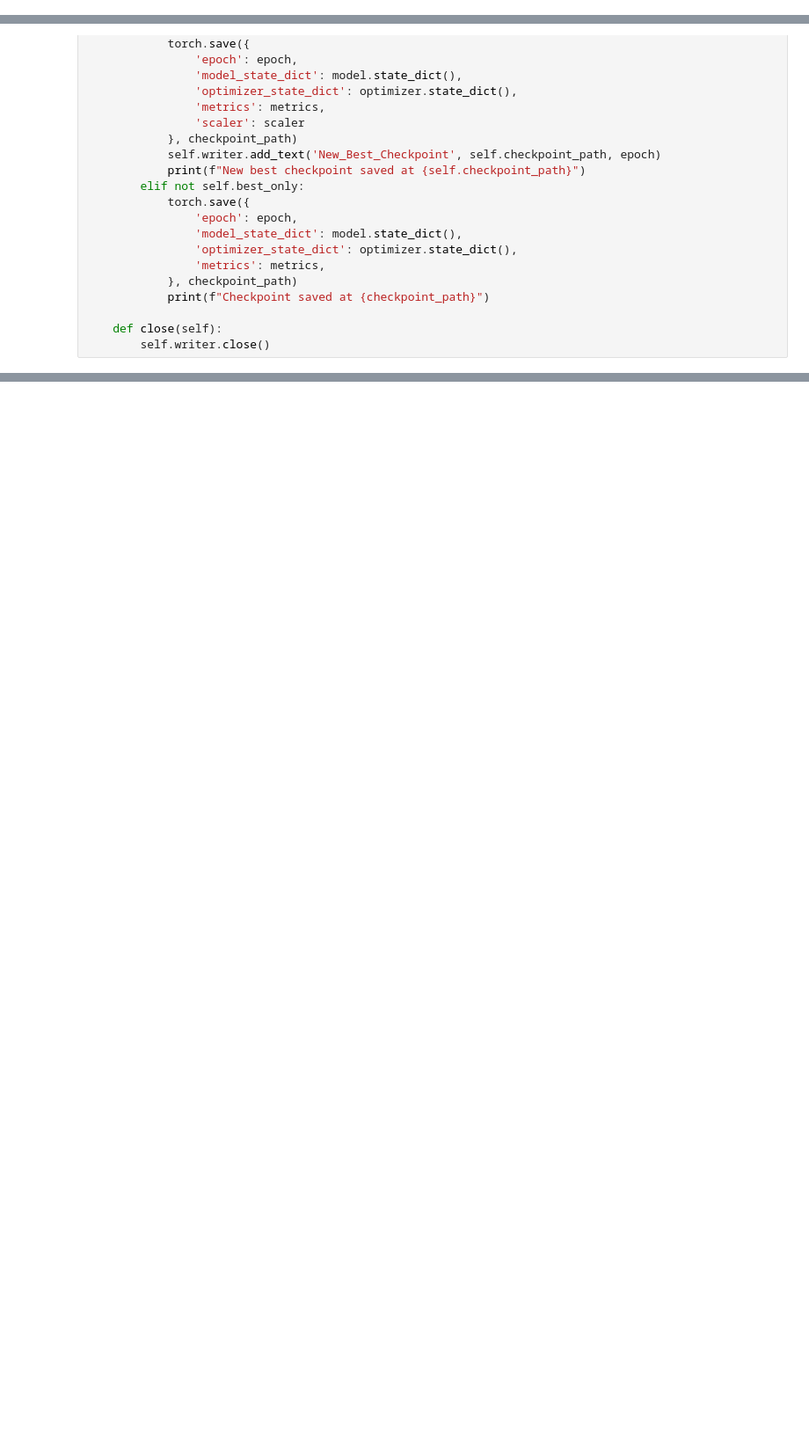
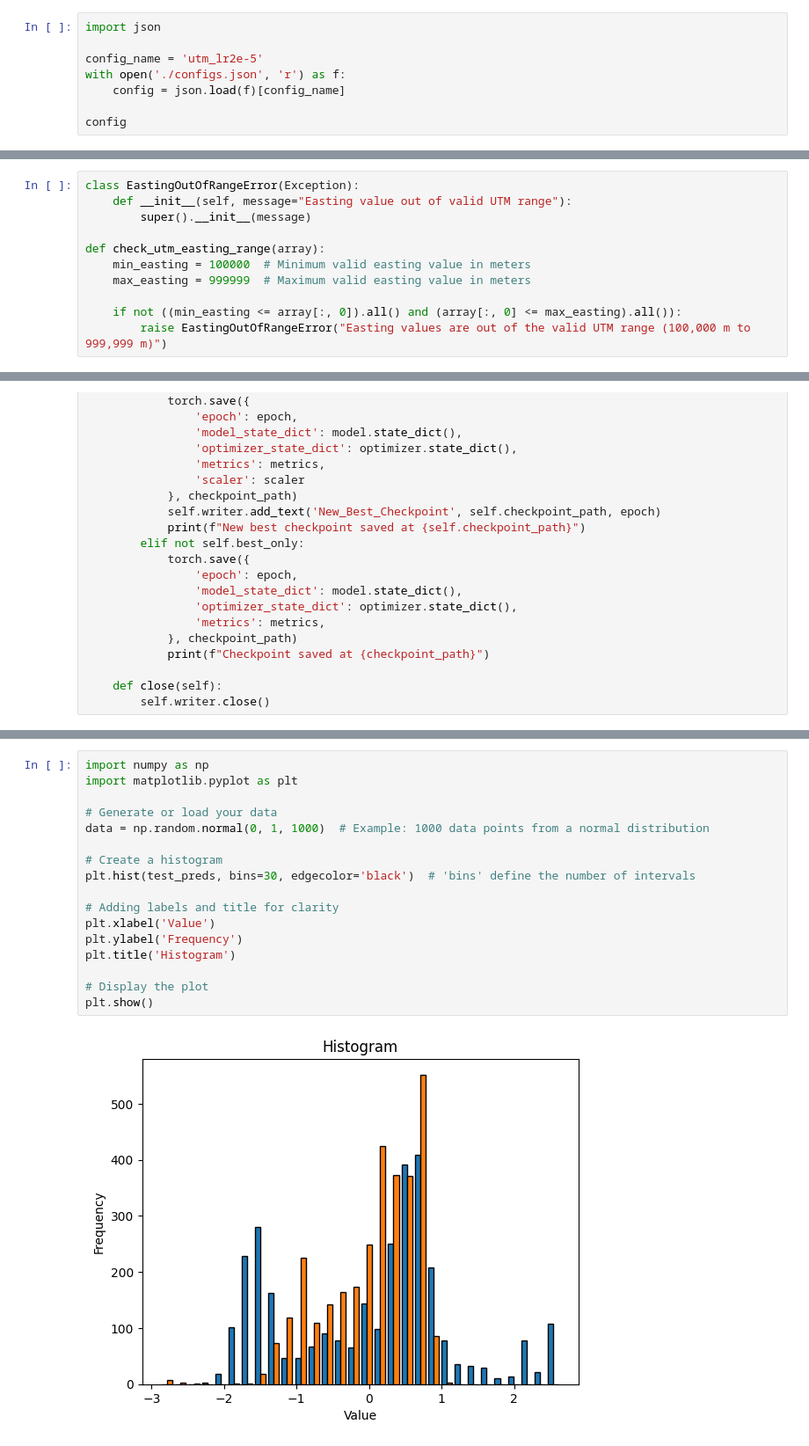
Before and after one commit to oskarhlm/TDT13, a Jupyter notebook: train.ipynb, the cells around one changed output, grey strips where cells are left out. Shown: that part at 88% size. Saved outputs shown, nothing was run; the diff lists cells and outputs as text; blank space fills up the shorter version.

```diff
--- a/train.ipynb
+++ b/train.ipynb
@@ -32,3 +14,11 @@ print(f'Device: {device}')
 torch.cuda.empty_cache()
 # %% [output]
 Device: cuda
+# %%
+import json
+
+config_name = 'utm_lr2e-5'
+with open('./configs.json', 'r') as f:
+    config = json.load(f)[config_name]
+
+config
@@ -121,3 +148,14 @@ Length: 22600, dtype: object
+# %%
+class EastingOutOfRangeError(Exception):
+    def __init__(self, message="Easting value out of valid UTM range"):
+        super().__init__(message)
+
+def check_utm_easting_range(array):
+    min_easting = 100000  # Minimum valid easting value in meters
+    max_easting = 999999  # Maximum valid easting value in meters
+
+    if not ((min_easting <= array[:, 0]).all() and (array[:, 0] <= max_easting).all()):
+        raise EastingOutOfRangeError("Easting values are out of the valid UTM range (100,000 m to 999,999 m)")
 # %%
 R = 6371  # Radius of Earth [km]
 
@@ -356,0 +467,19 @@ Best Results: {'median_distance': 16.44642298143306, 'mean_distance': 23.1148456
+# %%
+import numpy as np
+import matplotlib.pyplot as plt
+
+# Generate or load your data
+data = np.random.normal(0, 1, 1000)  # Example: 1000 data points from a normal distribution
+
+# Create a histogram
+plt.hist(test_preds, bins=30, edgecolor='black')  # 'bins' define the number of intervals
+
+# Adding labels and title for clarity
+plt.xlabel('Value')
+plt.ylabel('Frequency')
+plt.title('Histogram')
+
+# Display the plot
+plt.show()
+# %% [output]
+[figure, added]
```
Also changed, not shown: parts of 10 cells of this notebook, 2 other files.
